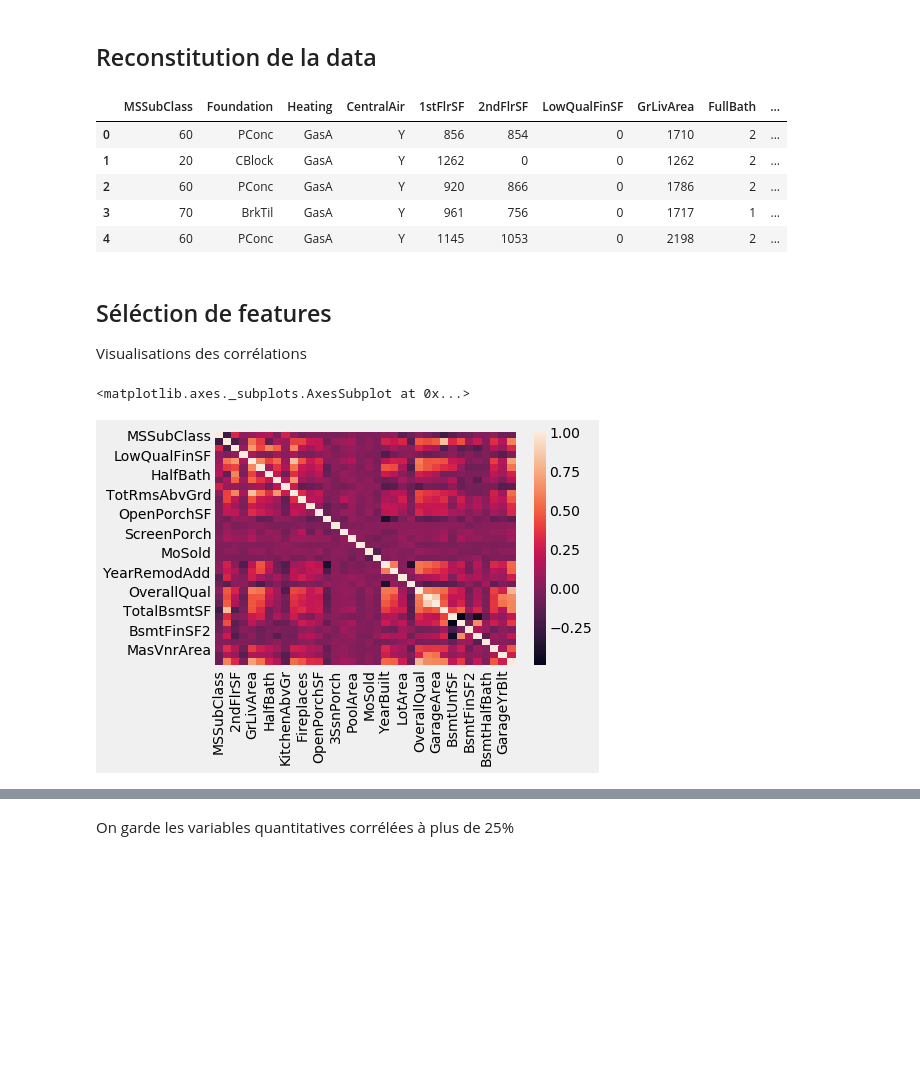
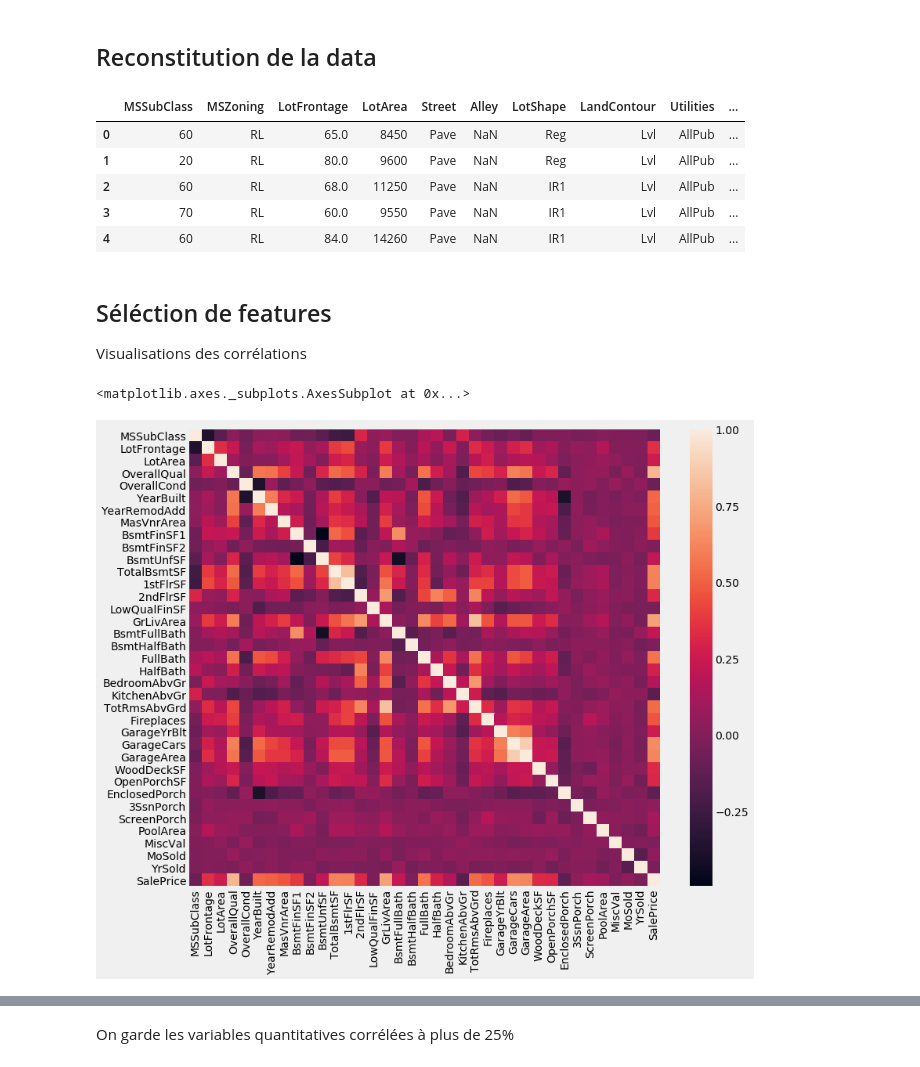
Before and after one commit to June-So/House-Price-Project, a Jupyter notebook: linear_regression.ipynb, the cells around one changed output, grey strips where cells are left out. Saved outputs shown, nothing was run; the diff lists cells and outputs as text; code cells hidden in the pictures; blank space fills up the shorter version.

```diff
--- a/linear_regression.ipynb
+++ b/linear_regression.ipynb
@@ -117,26 +80,45 @@ for i in cols_replace_na_num:
+# %%
+# Nous decidons de remplacer les NA par des 0, plustôt que par la moyenne ou la mediane pour éviter de biaiser les
+# données. on peut peut pas utiliser la moyenne à cause des outliers et en utilisant la médiane on risque d'attriber
+# des valeurs à des caractéristiques de maison qui n'existe pas.
+cols_replace_na_num =['BsmtFinSF1','BsmtFinSF2','BsmtUnfSF','TotalBsmtSF','BsmtFullBath', 'BsmtHalfBath',
+                      'GarageYrBlt','GarageArea','GarageCars','MasVnrArea']
+
+for i in cols_replace_na_num:
+    df_inter[i].fillna(0, inplace=True)
+# %%
+# Les variables listée ci-dessous possèdent un nombre de NA comprit entre 1 et 4, on decide donc de remplacer ces valeurs manquantes par la
+# classe modale qui revient le plus.
+cols_replace_na_cat1 = ['MSZoning','Utilities','Functional', 'SaleType','KitchenQual','Exterior2nd','Exterior1st','Electrical']
+
+for i in cols_replace_na_cat1:
+    df_inter[i].fillna(df_inter[i].mode()[0], inplace=True)
+# %%
+# j'ai préféré grouper par Neighborhood pour tenir compte de comment sont les lotFrontage de la ville
+df_inter['LotFrontage'] = df_inter.groupby('Neighborhood')['LotFrontage'].transform(lambda x : x.fillna(x.median()))
 # %% [markdown]
 ## Reconstitution de la data
 # %%
 train_clean = df_inter[:n_train]
 test_clean = df_inter[n_train:]
-
-train_clean = pd.concat((train_clean, y_train), axis=1).reset_index(drop=True)
+train_clean = pd.concat((train_clean, target), axis=1).reset_index(drop=True)
 train_clean.head()
 # %% [output]
-|  | MSSubClass | Foundation | Heating | CentralAir | 1stFlrSF | 2ndFlrSF | LowQualFinSF | GrLivArea | FullBath | ... |
-| 0 | 60 | PConc | GasA | Y | 856 | 854 | 0 | 1710 | 2 | ... |
-| 1 | 20 | CBlock | GasA | Y | 1262 | 0 | 0 | 1262 | 2 | ... |
-| 2 | 60 | PConc | GasA | Y | 920 | 866 | 0 | 1786 | 2 | ... |
-| 3 | 70 | BrkTil | GasA | Y | 961 | 756 | 0 | 1717 | 1 | ... |
-| 4 | 60 | PConc | GasA | Y | 1145 | 1053 | 0 | 2198 | 2 | ... |
+|  | MSSubClass | MSZoning | LotFrontage | LotArea | Street | Alley | LotShape | LandContour | Utilities | ... |
+| 0 | 60 | RL | 65.0 | 8450 | Pave | NaN | Reg | Lvl | AllPub | ... |
+| 1 | 20 | RL | 80.0 | 9600 | Pave | NaN | Reg | Lvl | AllPub | ... |
+| 2 | 60 | RL | 68.0 | 11250 | Pave | NaN | IR1 | Lvl | AllPub | ... |
+| 3 | 70 | RL | 60.0 | 9550 | Pave | NaN | IR1 | Lvl | AllPub | ... |
+| 4 | 60 | RL | 84.0 | 14260 | Pave | NaN | IR1 | Lvl | AllPub | ... |
 # %% [markdown]
 ## Séléction de features
 Visualisations des corrélations
 # %%
+plt.figure(figsize=(12,10))
 sns.heatmap(train_clean.corr())
 # %% [output]
 <matplotlib.axes._subplots.AxesSubplot at 0x...>
-[figure, old version]
+[figure, new version]
 # %%
 corr_price = train_clean.corr()[['SalePrice']].sort_values('SalePrice',ascending=False)
 plt.figure(figsize=(3,10))
```
Also changed, not shown: parts of 66 cells of this notebook.
